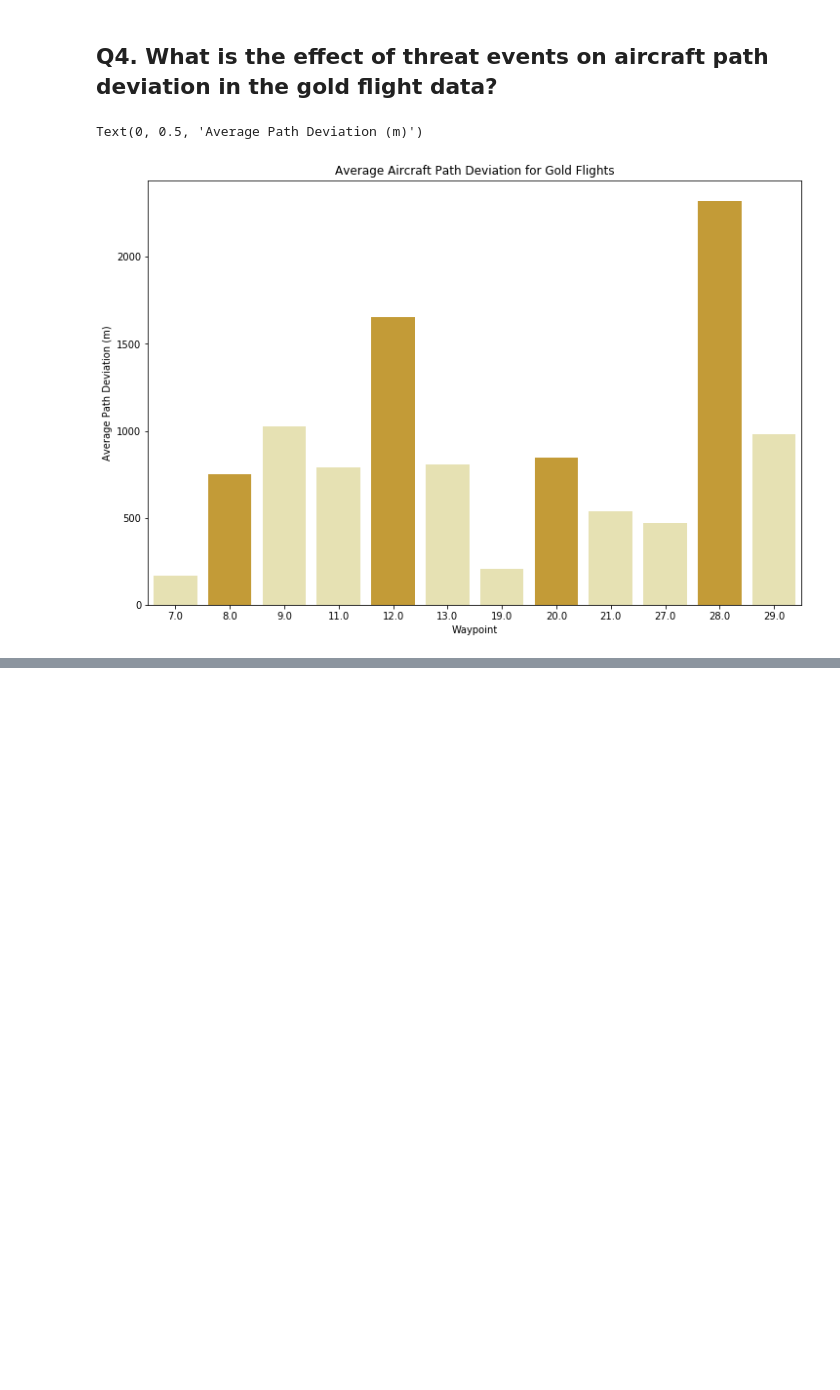
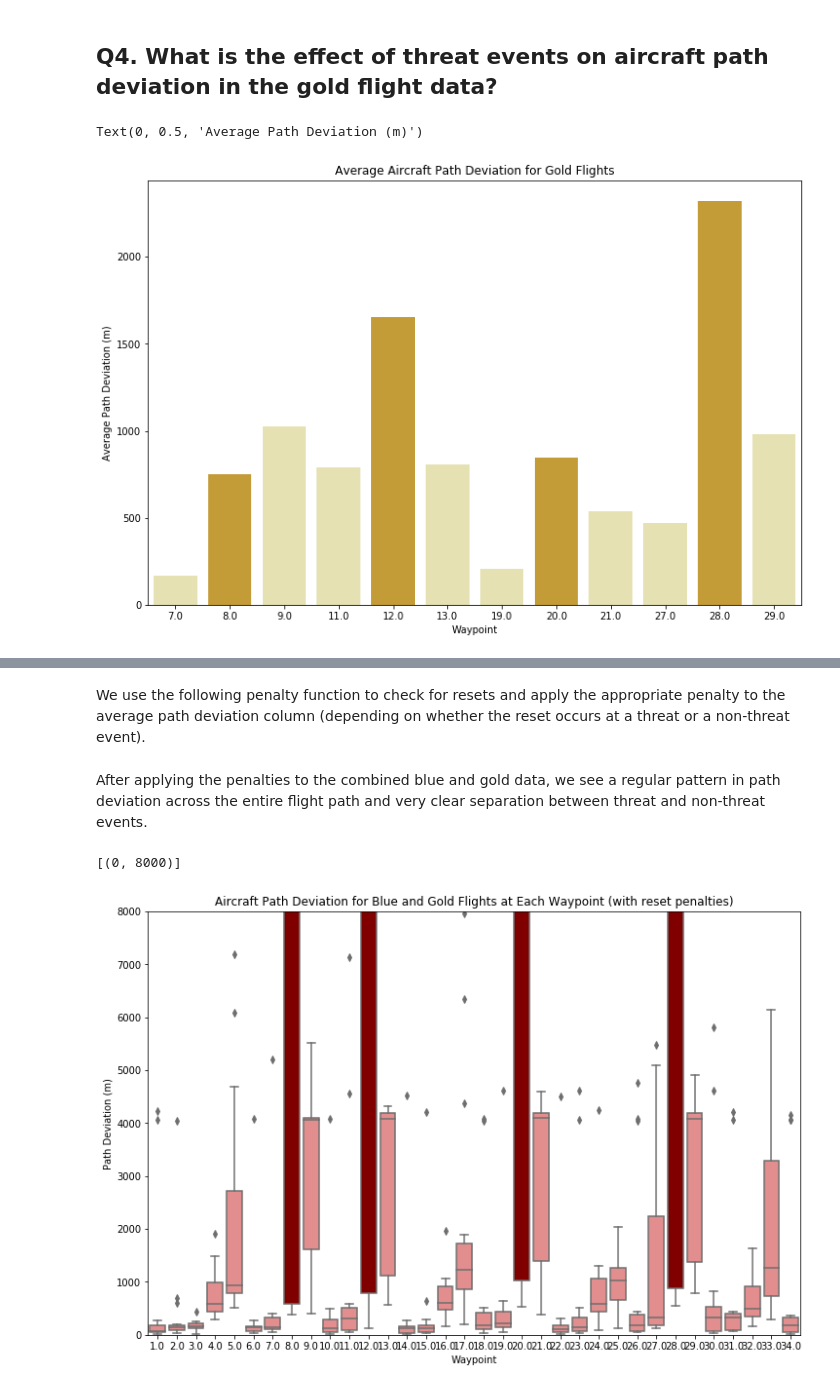
Before and after one commit to blakebullwinkel/ihmc_assignment, a Jupyter notebook: Blake Data Analysis Notebook.ipynb, the cells around one changed output, grey strips where cells are left out. Drawn from its saved outputs; the diff is of its cells as text; code cells hidden in the pictures; blank space fills up the shorter version.

```diff
--- a/Blake Data Analysis Notebook.ipynb
+++ b/Blake Data Analysis Notebook.ipynb
@@ -455,0 +569,48 @@ Text(0, 0.5, 'Average Path Deviation (m)')
+# %%
+with engine.connect() as connection:
+    path_deviation = pd.read_sql("""
+        SELECT "NextWayPoint_code", AVG("DistanceToPath_m"), SUM(CASE WHEN "Event"=-1 THEN 1 ELSE 0 END) FROM "Final_AFRLAgent_6152807954238_P3061" GROUP BY "NextWayPoint_code"
+        UNION ALL SELECT "NextWayPoint_code", AVG("DistanceToPath_m"), SUM(CASE WHEN "Event"=-1 THEN 1 ELSE 0 END) FROM "Final_AFRLAgent_6168263773276_P5454" GROUP BY "NextWayPoint_code"
+        UNION ALL SELECT "NextWayPoint_code", AVG("DistanceToPath_m"), SUM(CASE WHEN "Event"=-1 THEN 1 ELSE 0 END) FROM "Final_AFRLAgent_6201001215825_P3130" GROUP BY "NextWayPoint_code"
+        UNION ALL SELECT "NextWayPoint_code", AVG("DistanceToPath_m"), SUM(CASE WHEN "Event"=-1 THEN 1 ELSE 0 END) FROM "Final_AFRLAgent_6206460016536_P7234" GROUP BY "NextWayPoint_code"
+        UNION ALL SELECT "NextWayPoint_code", AVG("DistanceToPath_m"), SUM(CASE WHEN "Event"=-1 THEN 1 ELSE 0 END) FROM "Final_AFRLAgent_6239379978497_P7438" GROUP BY "NextWayPoint_code"
+        UNION ALL SELECT "NextWayPoint_code", AVG("DistanceToPath_m"), SUM(CASE WHEN "Event"=-1 THEN 1 ELSE 0 END) FROM "Final_AFRLAgent_6366148086779_P5521" GROUP BY "NextWayPoint_code"
+        UNION ALL SELECT "NextWayPoint_code", AVG("DistanceToPath_m"), SUM(CASE WHEN "Event"=-1 THEN 1 ELSE 0 END) FROM "Final_AFRLAgent_6704895162782_P8641" GROUP BY "NextWayPoint_code"
+        UNION ALL SELECT "NextWayPoint_code", AVG("DistanceToPath_m"), SUM(CASE WHEN "Event"=-1 THEN 1 ELSE 0 END) FROM "Final_AFRLAgent_5611620001340_P8666" GROUP BY "NextWayPoint_code"
+        UNION ALL SELECT "NextWayPoint_code", AVG("DistanceToPath_m"), SUM(CASE WHEN "Event"=-1 THEN 1 ELSE 0 END) FROM "Final_AFRLAgent_6010571848831_P8099" GROUP BY "NextWayPoint_code"
+        UNION ALL SELECT "NextWayPoint_code", AVG("DistanceToPath_m"), SUM(CASE WHEN "Event"=-1 THEN 1 ELSE 0 END) FROM "Final_AFRLAgent_6054129383014_P3233" GROUP BY "NextWayPoint_code"
+        UNION ALL SELECT "NextWayPoint_code", AVG("DistanceToPath_m"), SUM(CASE WHEN "Event"=-1 THEN 1 ELSE 0 END) FROM "Final_AFRLAgent_6116054505008_P6109" GROUP BY "NextWayPoint_code"
+        UNION ALL SELECT "NextWayPoint_code", AVG("DistanceToPath_m"), SUM(CASE WHEN "Event"=-1 THEN 1 ELSE 0 END) FROM "Final_AFRLAgent_6306616351170_P7442" GROUP BY "NextWayPoint_code"
+        UNION ALL SELECT "NextWayPoint_code", AVG("DistanceToPath_m"), SUM(CASE WHEN "Event"=-1 THEN 1 ELSE 0 END) FROM "Final_AFRLAgent_6454302531282_P8543" GROUP BY "NextWayPoint_code"
+        UNION ALL SELECT "NextWayPoint_code", AVG("DistanceToPath_m"), SUM(CASE WHEN "Event"=-1 THEN 1 ELSE 0 END) FROM "Final_AFRLAgent_6709586887529_P5510" GROUP BY "NextWayPoint_code"
+        UNION ALL SELECT "NextWayPoint_code", AVG("DistanceToPath_m"), SUM(CASE WHEN "Event"=-1 THEN 1 ELSE 0 END) FROM "Final_AFRLAgent_7167357727955_P5427" GROUP BY "NextWayPoint_code"
+        ORDER BY "NextWayPoint_code"
+        """,connection)
+# %% [markdown]
+We use the following penalty function to check for resets and apply the appropriate penalty to the average path deviation column (depending on whether the reset occurs at a threat or a non-threat event).
+# %%
+def penalty(event):
+    if event['sum'] > 0:
+        if event['NextWayPoint_code'] in [8,12,20,28]:
+            return event+1156
+        else:
+            return event+213
+    else:
+        return event
+# %% [markdown]
+After applying the penalties to the combined blue and gold data, we see a regular pattern in path deviation across the entire flight path and very clear separation between threat and non-threat events.
+# %%
+path_deviation['avg'] = path_deviation.apply(penalty,axis=1)['avg']
+
+fig, ax = plt.subplots(figsize=(12,8))
+sns.boxplot(x="NextWayPoint_code",y="avg",data=path_deviation,color="lightcoral")
+boxes = [ax.artists[i] for i in [7,11,19,27]]
+for box in boxes:
+    box.set_facecolor("maroon")
+ax.set_title('Aircraft Path Deviation for Blue and Gold Flights at Each Waypoint (with reset penalties)')
+ax.set_xlabel('Waypoint')
+ax.set_ylabel('Path Deviation (m)')
+ax.set(ylim=(0, 8000))
+# %% [output]
+[(0, 8000)]
+[figure, added]
```
Also changed, not shown: parts of 17 cells of this notebook.
